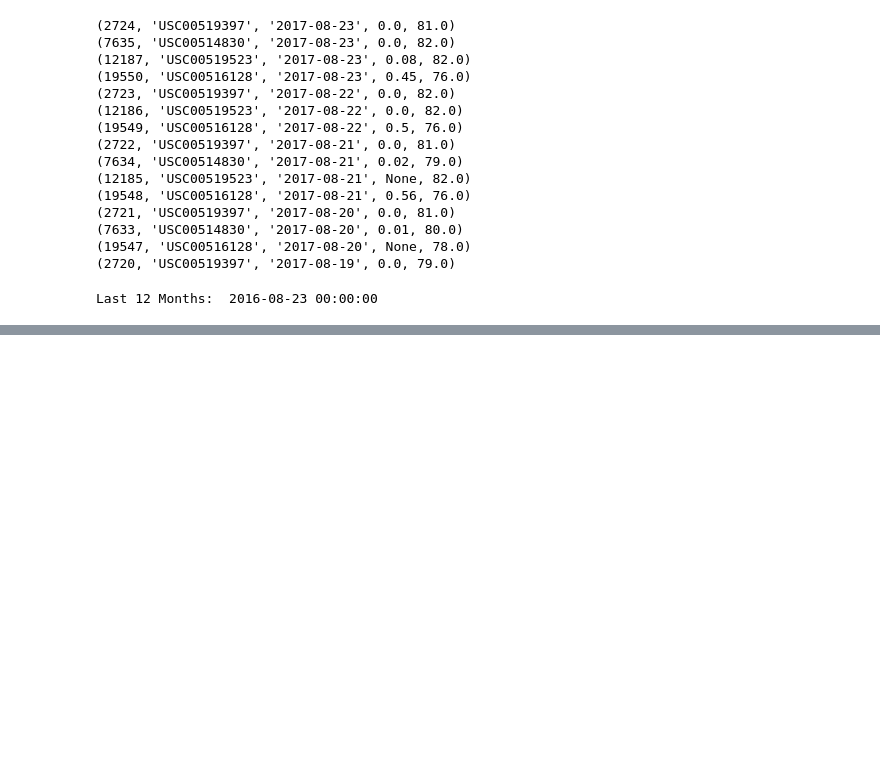
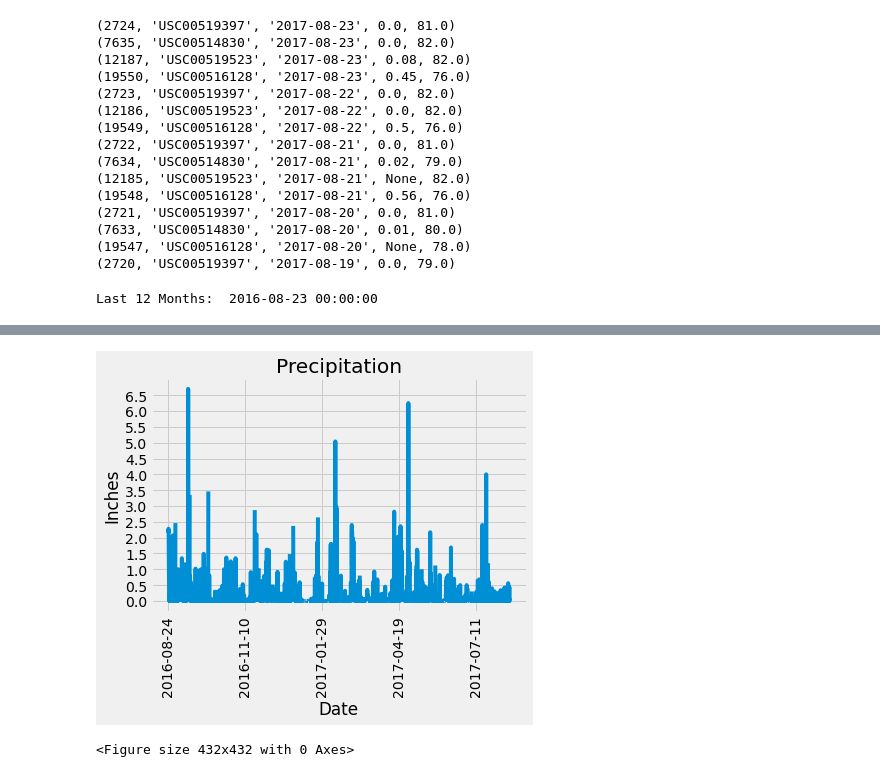
Before and after one commit to jessicacovey1/sqlalchemy-challenge, a Jupyter notebook: climate_starter.ipynb, the cells around one changed output, grey strips where cells are left out. Saved outputs shown, nothing was run; the diff lists cells and outputs as text; code cells hidden in the pictures; blank space fills up the shorter version.

```diff
--- a/climate_starter.ipynb
+++ b/climate_starter.ipynb
@@ -396,0 +126,7 @@ daily_normals("01-01")
+# %%
+# Save the query results as a Pandas DataFrame and set the index to the date column
+df = pd.DataFrame(results, columns=['date', 'precipitation'])
+df.set_index('date', inplace=True, )
+# Sort the dataframe by date
+df=df.sort_index()
+df
@@ -396,0 +148,12 @@ daily_normals("01-01")
+# %%
+# Use Pandas Plotting with Matplotlib to plot the data
+df.plot(rot=90, legend=False)
+plt.yticks(np.arange(0, 7, step=0.5))
+plt.title('Precipitation')
+plt.ylabel('Inches')
+plt.xlabel('Date')
+plt.figure(figsize=(6, 6))
+plt.show()
+# %% [output]
+[figure, added]
+<Figure size 432x432 with 0 Axes>
```
Also changed, not shown: parts of 43 cells of this notebook, 2 other files.
